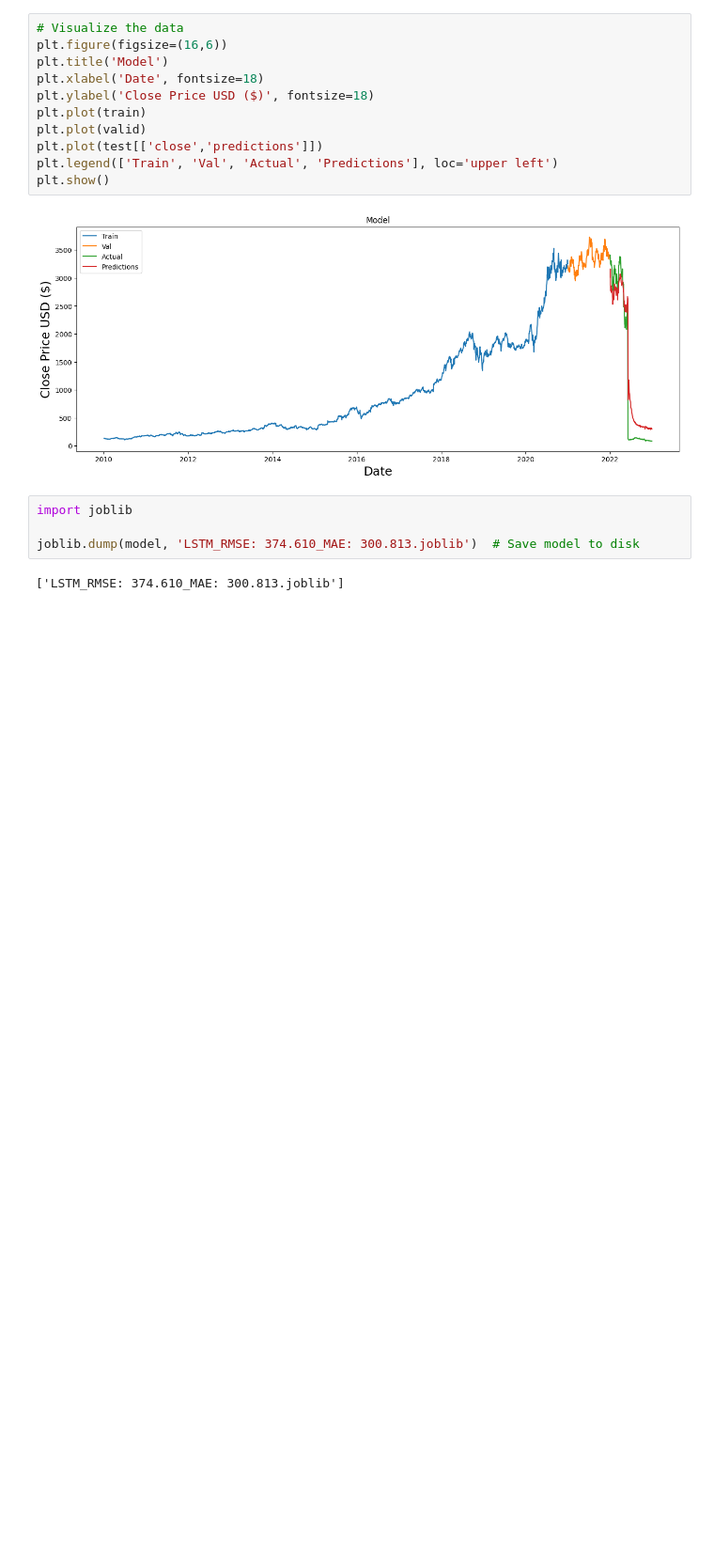
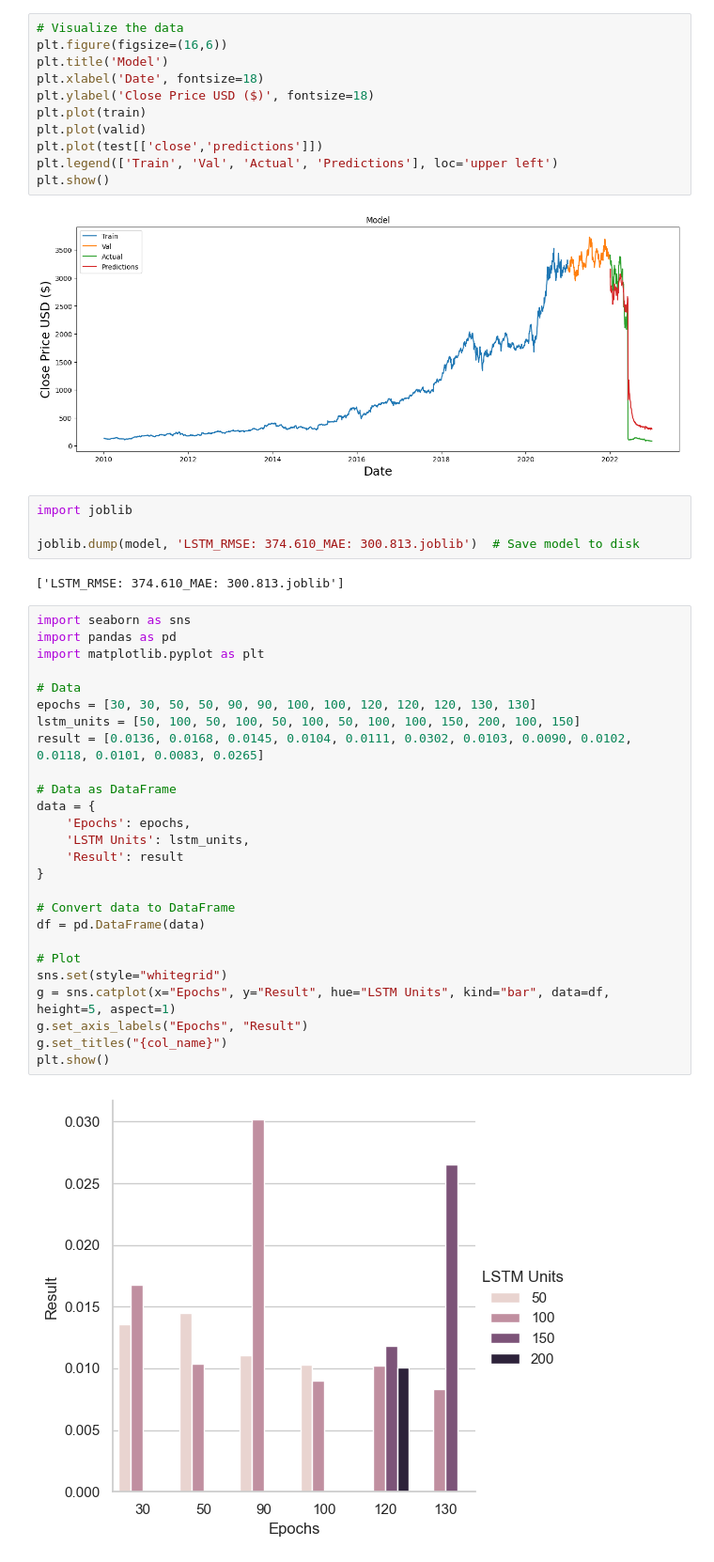
Before and after one commit to neon-p/stock-price-forecasting, a Jupyter notebook: LSTM_script.ipynb, the cells around one changed output. Shown: that part at 94% size. Saved outputs shown, nothing was run; the diff lists cells and outputs as text; blank space fills up the shorter version.

```diff
--- a/LSTM_script.ipynb
+++ b/LSTM_script.ipynb
@@ -401,3 +401,31 @@ import joblib
 joblib.dump(model, 'LSTM_RMSE: 374.610_MAE: 300.813.joblib')  # Save model to disk
 # %% [output]
 ['LSTM_RMSE: 374.610_MAE: 300.813.joblib']
+# %%
+import seaborn as sns
+import pandas as pd
+import matplotlib.pyplot as plt
+
+# Data
+epochs = [30, 30, 50, 50, 90, 90, 100, 100, 120, 120, 120, 130, 130]
+lstm_units = [50, 100, 50, 100, 50, 100, 50, 100, 100, 150, 200, 100, 150]
+result = [0.0136, 0.0168, 0.0145, 0.0104, 0.0111, 0.0302, 0.0103, 0.0090, 0.0102, 0.0118, 0.0101, 0.0083, 0.0265]
+
+# Data as DataFrame
+data = {
+    'Epochs': epochs,
+    'LSTM Units': lstm_units,
+    'Result': result
+}
+
+# Convert data to DataFrame
+df = pd.DataFrame(data)
+
+# Plot
+sns.set(style="whitegrid")
+g = sns.catplot(x="Epochs", y="Result", hue="LSTM Units", kind="bar", data=df, height=5, aspect=1)
+g.set_axis_labels("Epochs", "Result")
+g.set_titles("{col_name}")
+plt.show()
+# %% [output]
+[figure, added]
```
